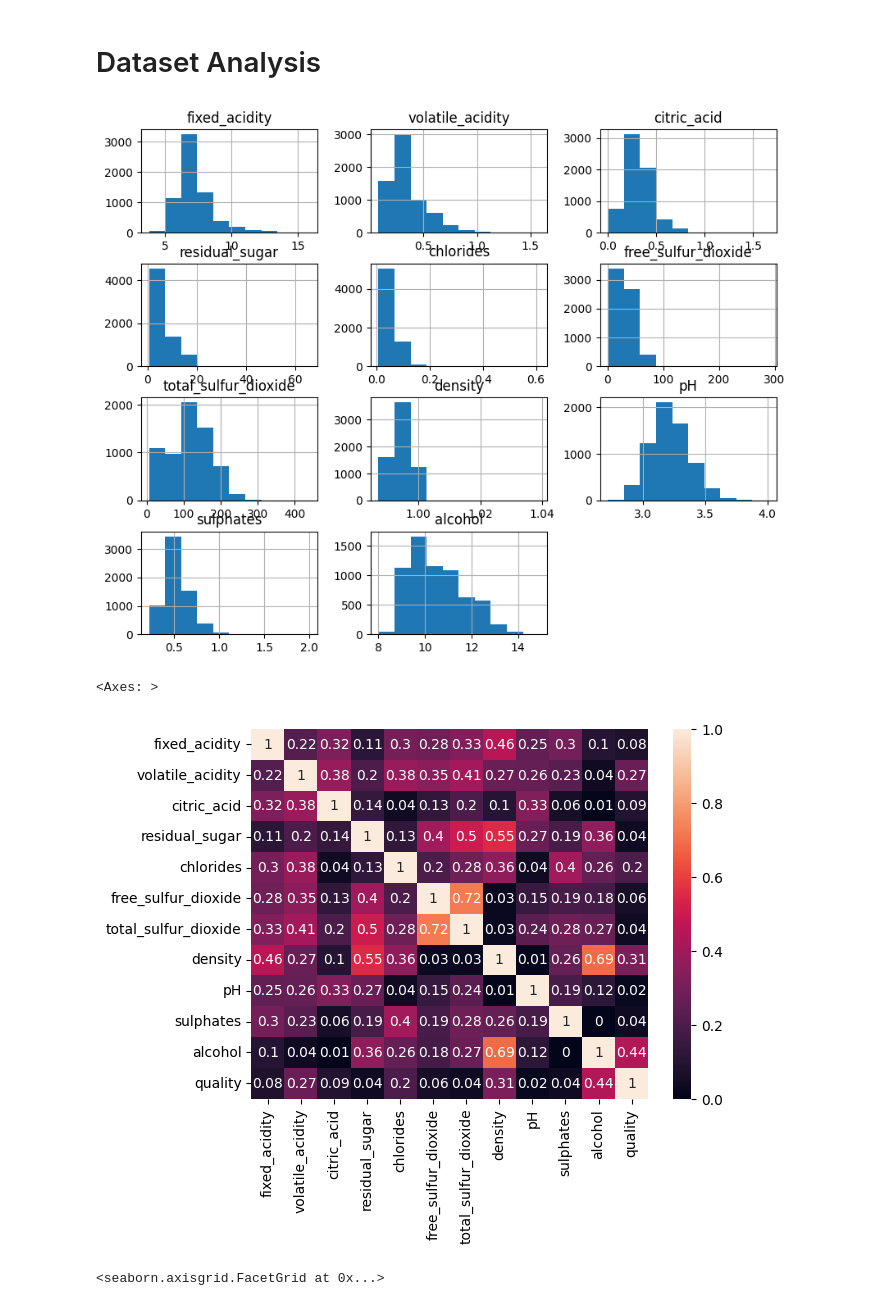
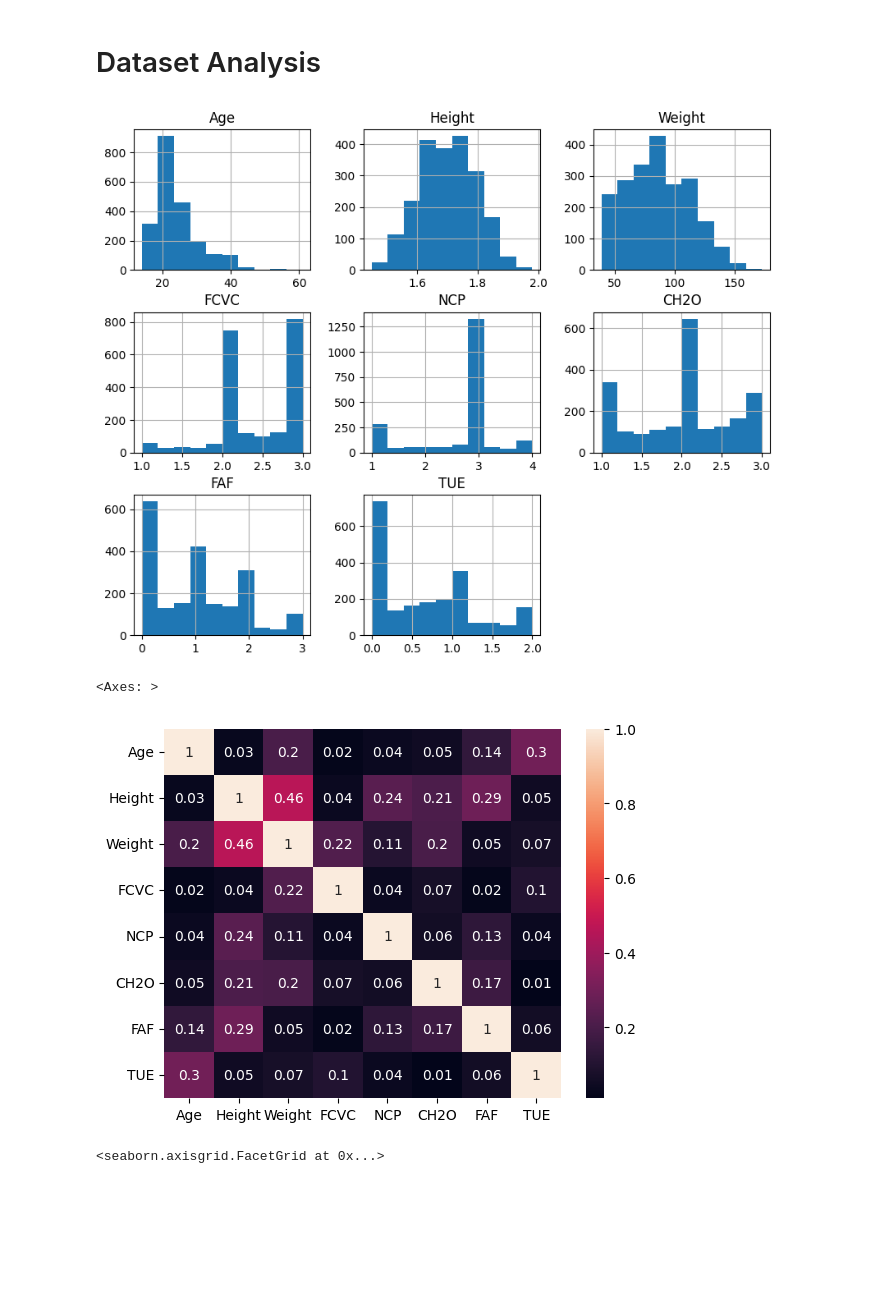
Before and after one commit to ThejasKumar100/cs4372_hw2, a Jupyter notebook: plain_decision_tree_classifier.ipynb, the cells around one changed output. Cells and saved outputs as stored; diff of their text form; code cells hidden in the pictures; blank space fills up the shorter version.

Commit message:
Obesity dataset rewrite

```diff
--- a/plain_decision_tree_classifier.ipynb
+++ b/plain_decision_tree_classifier.ipynb
@@ -14,26 +14,26 @@ from sklearn.pipeline import Pipeline
 import graphviz
 # %%
 # This cell is for fetcching dataset from UC Irvine
-# 11 features, with a numerical target attribute (1-10). One additional color attribute (red/white)
-# 4898 raw data points
+# 16 features
+# 2111 raw data points
 
 from ucimlrepo import fetch_ucirepo
 
 # fetch dataset
-wine_quality = fetch_ucirepo(id=186)
+estimation_of_obesity_levels_based_on_eating_habits_and_physical_condition = fetch_ucirepo(id=544)
 
 # data (as pandas dataframes)
-X = wine_quality.data.features # Doesn't include color
-y = wine_quality.data.targets
+raw_X = estimation_of_obesity_levels_based_on_eating_habits_and_physical_condition.data.features
+raw_y = estimation_of_obesity_levels_based_on_eating_habits_and_physical_condition.data.targets
 
 # metadata
-print(wine_quality.metadata)
+print(estimation_of_obesity_levels_based_on_eating_habits_and_physical_condition.metadata)
 
 # variable information
-print(wine_quality.variables)
+print(estimation_of_obesity_levels_based_on_eating_habits_and_physical_condition.variables)
 
-# print(X)
+# raw_X.describe()
 
 # Creating a combined df for analysis
-combined_df = pd.concat([X, y], axis=1)
+raw_combined_df = pd.concat([raw_X, raw_y], axis=1)
 # %% [output]
@@ -134,21 +165,22 @@ Dataset is already standardized and normalized, so this code is redundant
 # %% [markdown]
 # Dataset Analysis
 # %%
-X.hist(figsize=(10, 8), bins=10)
+raw_X.hist(figsize=(10, 8), bins=10)
 plt.show()
 # %% [output]
-[figure, old version]
+[figure, new version]
 # %%
 # Correlation Analysis
 
+float_combined_df = raw_X[["Age", "Height", "Weight", "FCVC", "NCP", "CH2O", "FAF", "TUE"]]
 # find correlation between features and label using correlation matrix
-corr_matrix = combined_df.corr().round(2).abs()
+corr_matrix = float_combined_df.corr().round(2).abs()
 
 # display corr matrix as heatmap to visual better
 sns.heatmap(data=corr_matrix, annot=True)
 # %% [output]
 <Axes: >
-[figure, old version]
+[figure, new version]
 # %%
 sns.relplot(data=combined_df, x="quality", y="fixed_acidity")
 sns.relplot(data=combined_df, x="quality", y="volatile_acidity")
```
Also changed, not shown: parts of 10 cells of this notebook, 1 other file.
